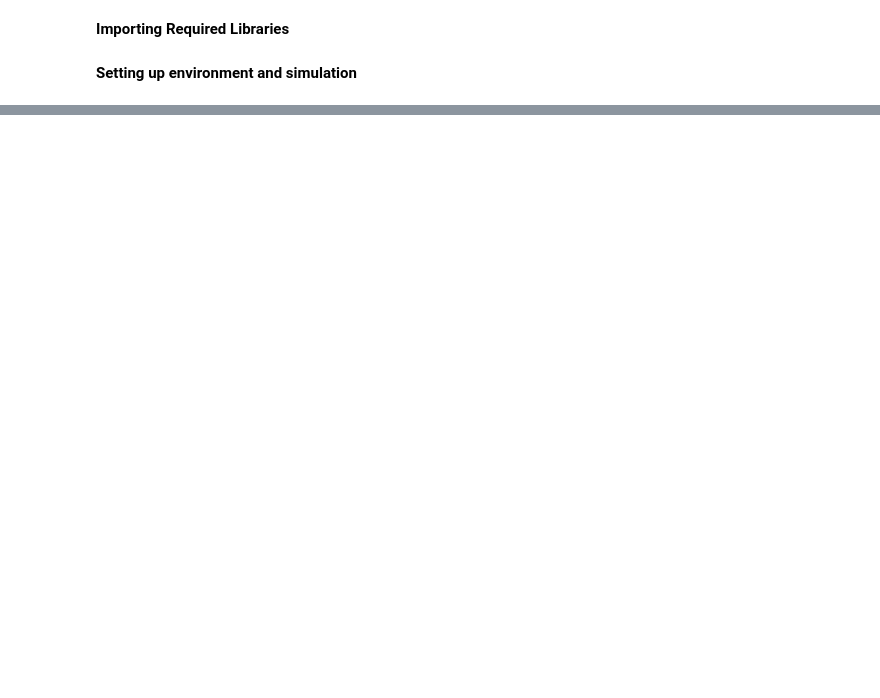
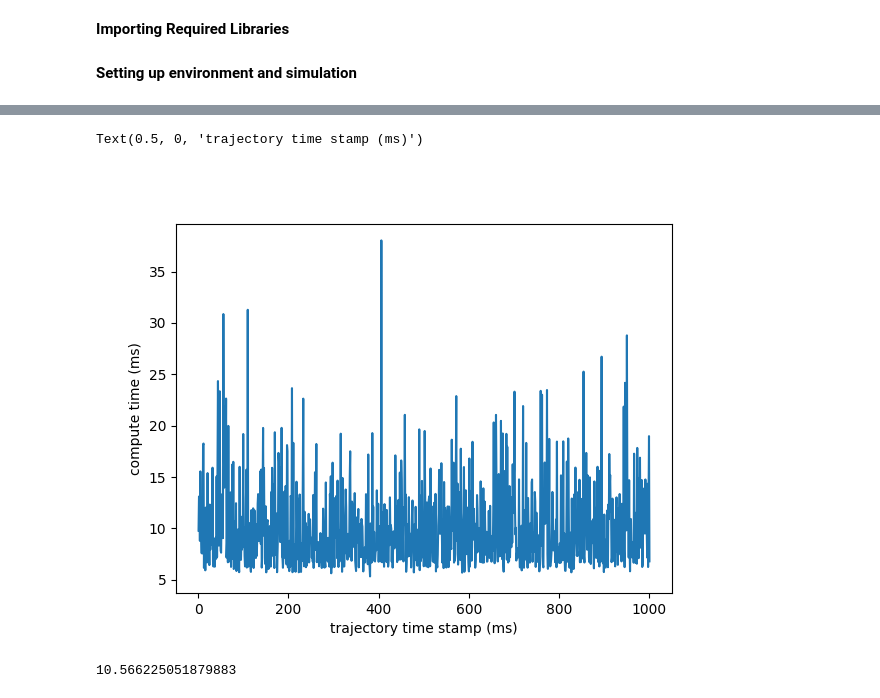
Before and after one commit to omarrayyann/KUKA-Play, a Jupyter notebook: main.ipynb, the cells around one changed output, grey strips where cells are left out. Saved outputs shown, nothing was run; the diff lists cells and outputs as text; code cells hidden in the pictures; blank space fills up the shorter version.

```diff
--- a/main.ipynb
+++ b/main.ipynb
@@ -55,0 +101,14 @@ viz.viewer['ball'].set_transform(meshcat.transformations.translation_matrix(des_
+# %%
+x = np.arange(1,1001)
+# %%
+plt.figure()
+plt.plot(x,1000*y)
+plt.ylabel("compute time (ms)")
+plt.xlabel("trajectory time stamp (ms)")
+# %% [output]
+Text(0.5, 0, 'trajectory time stamp (ms)')
+[figure, added]
+# %%
+np.mean(compute_time*1000)
+# %% [output]
+10.566225051879883
```
Also changed, not shown: parts of 9 cells of this notebook, 5 other files.
